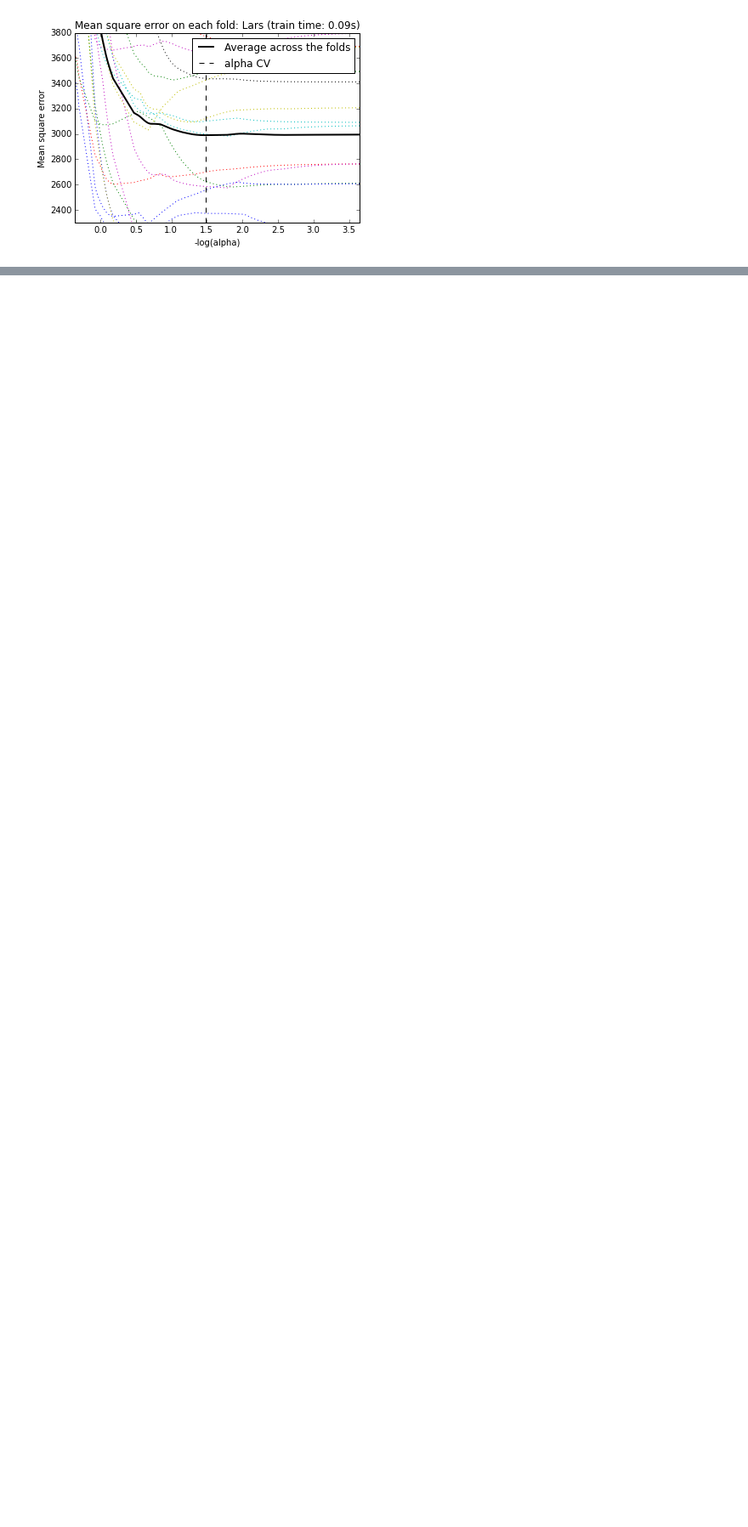
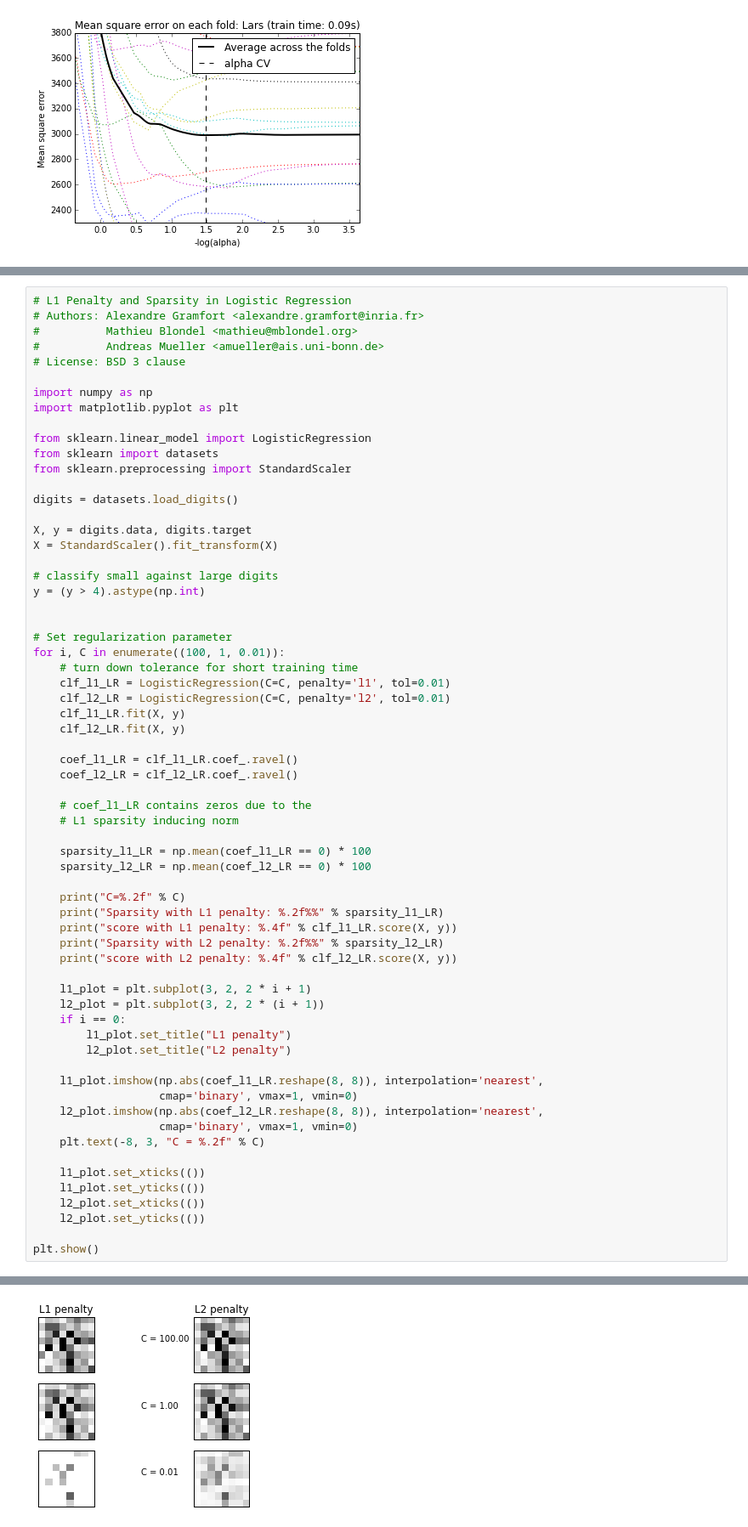
Before and after one commit to xzenggit/en, a Jupyter notebook: _drafts/Scikit-learn-user-guide-notes.ipynb, the cells around one changed output, grey strips where cells are left out. Shown at 85% size. Drawn from its saved outputs; the diff is of its cells as text; blank space fills up the shorter version.

```diff
--- a/_drafts/Scikit-learn-user-guide-notes.ipynb
+++ b/_drafts/Scikit-learn-user-guide-notes.ipynb
@@ -357,0 +545,65 @@ Computing regularization path using the Lars lasso...
+# %%
+# L1 Penalty and Sparsity in Logistic Regression
+# Authors: Alexandre Gramfort <alexandre.gramfort@inria.fr>
+#          Mathieu Blondel <mathieu@mblondel.org>
+#          Andreas Mueller <amueller@ais.uni-bonn.de>
+# License: BSD 3 clause
+
+import numpy as np
+import matplotlib.pyplot as plt
+
+from sklearn.linear_model import LogisticRegression
+from sklearn import datasets
+from sklearn.preprocessing import StandardScaler
+
+digits = datasets.load_digits()
+
+X, y = digits.data, digits.target
+X = StandardScaler().fit_transform(X)
+
+# classify small against large digits
+y = (y > 4).astype(np.int)
+
+
+# Set regularization parameter
+for i, C in enumerate((100, 1, 0.01)):
+    # turn down tolerance for short training time
+    clf_l1_LR = LogisticRegression(C=C, penalty='l1', tol=0.01)
+    clf_l2_LR = LogisticRegression(C=C, penalty='l2', tol=0.01)
+    clf_l1_LR.fit(X, y)
+    clf_l2_LR.fit(X, y)
+
+    coef_l1_LR = clf_l1_LR.coef_.ravel()
+    coef_l2_LR = clf_l2_LR.coef_.ravel()
+
+    # coef_l1_LR contains zeros due to the
+    # L1 sparsity inducing norm
+
+    sparsity_l1_LR = np.mean(coef_l1_LR == 0) * 100
+    sparsity_l2_LR = np.mean(coef_l2_LR == 0) * 100
+
+    print("C=%.2f" % C)
+    print("Sparsity with L1 penalty: %.2f%%" % sparsity_l1_LR)
+    print("score with L1 penalty: %.4f" % clf_l1_LR.score(X, y))
+    print("Sparsity with L2 penalty: %.2f%%" % sparsity_l2_LR)
+    print("score with L2 penalty: %.4f" % clf_l2_LR.score(X, y))
+
+    l1_plot = plt.subplot(3, 2, 2 * i + 1)
+    l2_plot = plt.subplot(3, 2, 2 * (i + 1))
+    if i == 0:
+        l1_plot.set_title("L1 penalty")
+        l2_plot.set_title("L2 penalty")
+
+    l1_plot.imshow(np.abs(coef_l1_LR.reshape(8, 8)), interpolation='nearest',
+                   cmap='binary', vmax=1, vmin=0)
+    l2_plot.imshow(np.abs(coef_l2_LR.reshape(8, 8)), interpolation='nearest',
+                   cmap='binary', vmax=1, vmin=0)
+    plt.text(-8, 3, "C = %.2f" % C)
+
+    l1_plot.set_xticks(())
+    l1_plot.set_yticks(())
+    l2_plot.set_xticks(())
+    l2_plot.set_yticks(())
+
+plt.show()
+# %% [output]
@@ -357,0 +625 @@ Computing regularization path using the Lars lasso...
+[figure, added]
```
Also changed, not shown: parts of 9 cells of this notebook.
